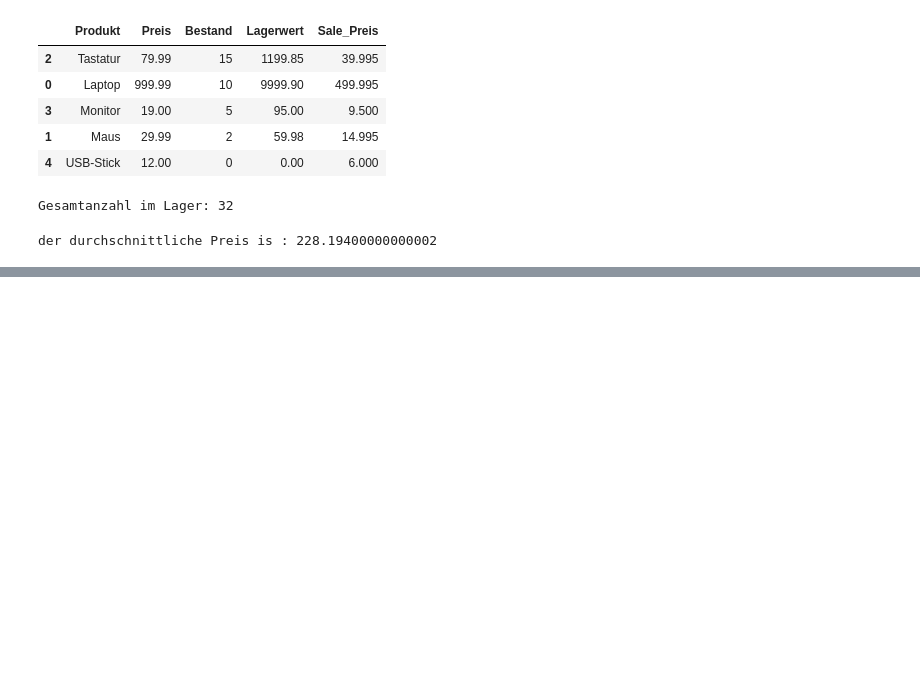
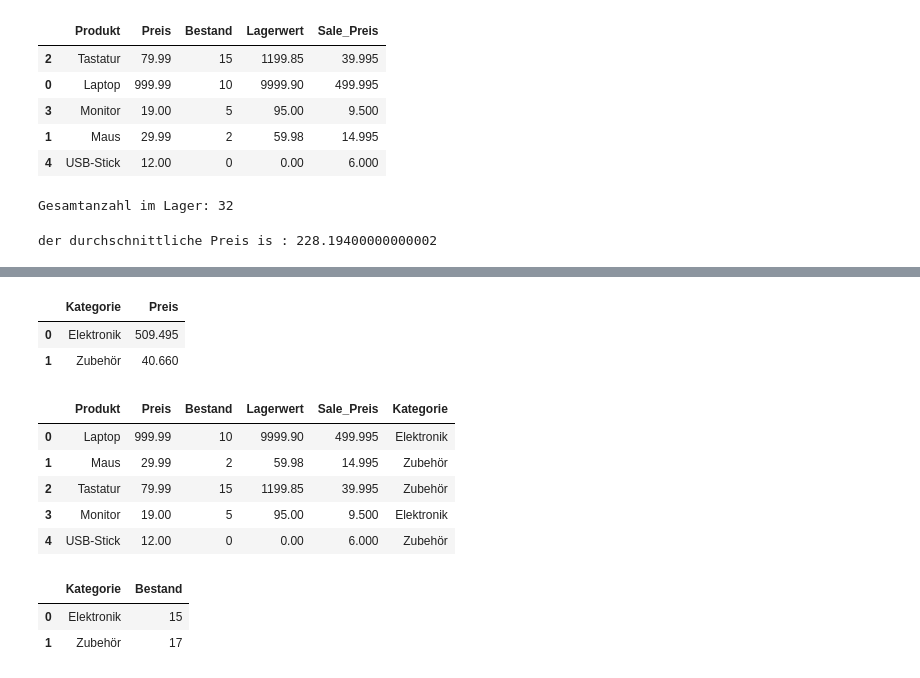
Before and after one commit to veniapputrii/Python, a Jupyter notebook: Python_Anfänger.ipynb, the cells around one changed output, grey strips where cells are left out. Cells and saved outputs as stored; diff of their text form; code cells hidden in the pictures; blank space fills up the shorter version.

```diff
--- a/Python_Anfänger.ipynb
+++ b/Python_Anfänger.ipynb
@@ -219,0 +244,32 @@ der durchschnittliche Preis is : 228.19400000000002
+# %%
+schöneGruppieren = df1.groupby('Kategorie')['Preis'].mean().reset_index()
+display(schöneGruppieren)
+# %% [output]
+|  | Kategorie | Preis |
+| 0 | Elektronik | 509.495 |
+| 1 | Zubehör | 40.660 |
+# %%
+#Meine letzte Prüfung
+#Jetzt kombiniere ich alles.
+#Der Chef will wissen :
+#Wie viele Produkte haben wir in jeder Kategorie ingesamt
+#auf Lager?
+#Ich muss :
+#Nach 'Kategorie' gruppieren.
+#Die Spalte 'Bestand' auswählen (statt Preis).
+#Die Summe .sum() berechnen (statt Durchschnitt).
+#(Optional).reset_index() nutzen, damit es hübsch aussieht.
+
+display(df1)
+neueAufgabe = df1.groupby('Kategorie')['Bestand'].sum().reset_index()
+display(neueAufgabe)
+# %% [output]
+|  | Produkt | Preis | Bestand | Lagerwert | Sale_Preis | Kategorie |
+| 0 | Laptop | 999.99 | 10 | 9999.90 | 499.995 | Elektronik |
+| 1 | Maus | 29.99 | 2 | 59.98 | 14.995 | Zubehör |
+| 2 | Tastatur | 79.99 | 15 | 1199.85 | 39.995 | Zubehör |
+| 3 | Monitor | 19.00 | 5 | 95.00 | 9.500 | Elektronik |
+| 4 | USB-Stick | 12.00 | 0 | 0.00 | 6.000 | Zubehör |
+|  | Kategorie | Bestand |
+| 0 | Elektronik | 15 |
+| 1 | Zubehör | 17 |
```
Also changed, not shown: parts of 2 cells of this notebook.
